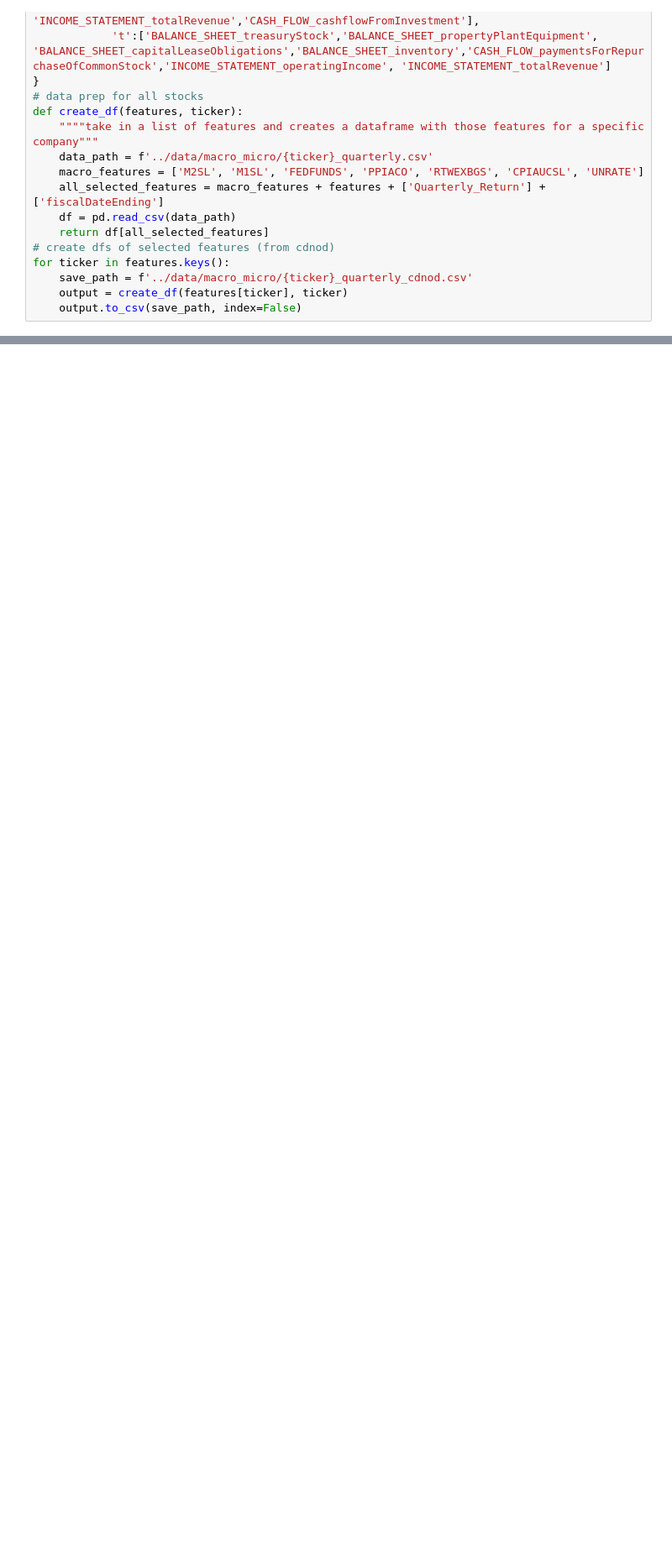
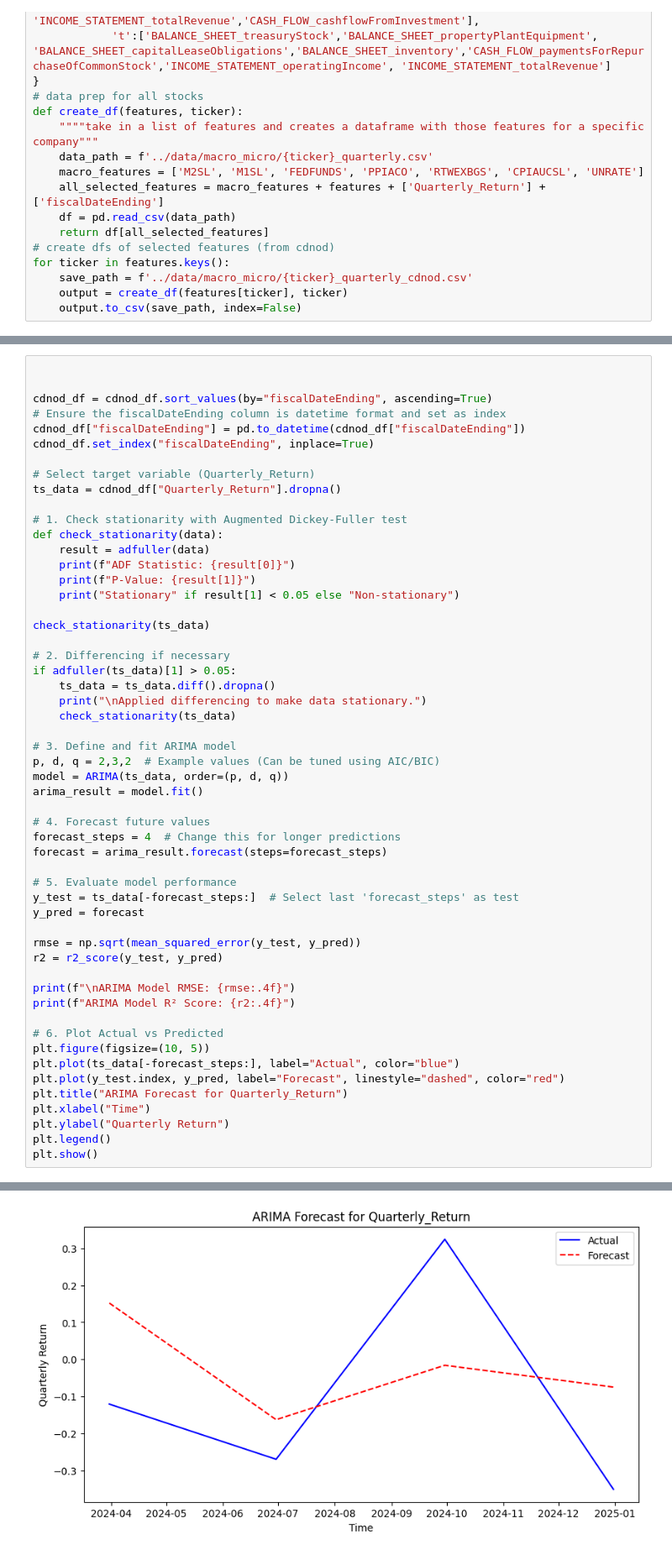
Before and after one commit to VivianZhao12/CAPSTONE-stockreturn, a Jupyter notebook: macro+micro_regression/macromicro_regression.ipynb, the cells around one changed output, grey strips where cells are left out. Shown: that part at 84% size. Saved outputs shown, nothing was run; the diff lists cells and outputs as text; blank space fills up the shorter version.

```diff
--- a/macro+micro_regression/macromicro_regression.ipynb
+++ b/macro+micro_regression/macromicro_regression.ipynb
@@ -139,0 +139,55 @@ plt.show()
+# %%
+
+
+cdnod_df = cdnod_df.sort_values(by="fiscalDateEnding", ascending=True)
+# Ensure the fiscalDateEnding column is datetime format and set as index
+cdnod_df["fiscalDateEnding"] = pd.to_datetime(cdnod_df["fiscalDateEnding"])
+cdnod_df.set_index("fiscalDateEnding", inplace=True)
+
+# Select target variable (Quarterly_Return)
+ts_data = cdnod_df["Quarterly_Return"].dropna()
+
+# 1. Check stationarity with Augmented Dickey-Fuller test
+def check_stationarity(data):
+    result = adfuller(data)
+    print(f"ADF Statistic: {result[0]}")
+    print(f"P-Value: {result[1]}")
+    print("Stationary" if result[1] < 0.05 else "Non-stationary")
+
+check_stationarity(ts_data)
+
+# 2. Differencing if necessary
+if adfuller(ts_data)[1] > 0.05:
+    ts_data = ts_data.diff().dropna()
+    print("\nApplied differencing to make data stationary.")
+    check_stationarity(ts_data)
+
+# 3. Define and fit ARIMA model
+p, d, q = 2,3,2  # Example values (Can be tuned using AIC/BIC)
+model = ARIMA(ts_data, order=(p, d, q))
+arima_result = model.fit()
+
+# 4. Forecast future values
+forecast_steps = 4  # Change this for longer predictions
+forecast = arima_result.forecast(steps=forecast_steps)
+
+# 5. Evaluate model performance
+y_test = ts_data[-forecast_steps:]  # Select last 'forecast_steps' as test
+y_pred = forecast
+
+rmse = np.sqrt(mean_squared_error(y_test, y_pred))
+r2 = r2_score(y_test, y_pred)
+
+print(f"\nARIMA Model RMSE: {rmse:.4f}")
+print(f"ARIMA Model R² Score: {r2:.4f}")
+
+# 6. Plot Actual vs Predicted
+plt.figure(figsize=(10, 5))
+plt.plot(ts_data[-forecast_steps:], label="Actual", color="blue")
+plt.plot(y_test.index, y_pred, label="Forecast", linestyle="dashed", color="red")
+plt.title("ARIMA Forecast for Quarterly_Return")
+plt.xlabel("Time")
+plt.ylabel("Quarterly Return")
+plt.legend()
+plt.show()
+# %% [output]
@@ -139,0 +205 @@ plt.show()
+[figure, added]
```
Also changed, not shown: parts of 18 cells of this notebook.
